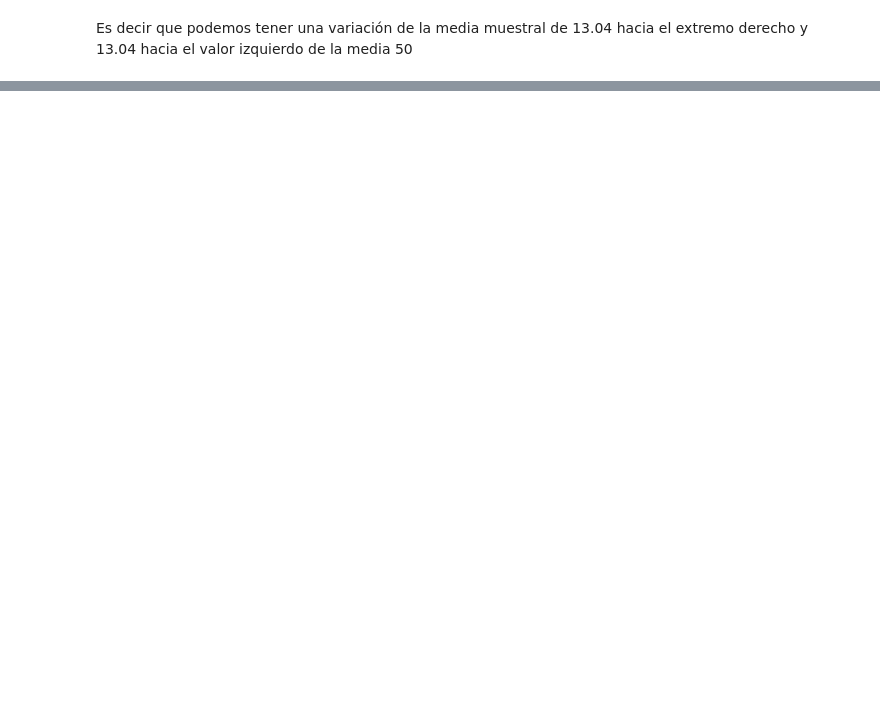
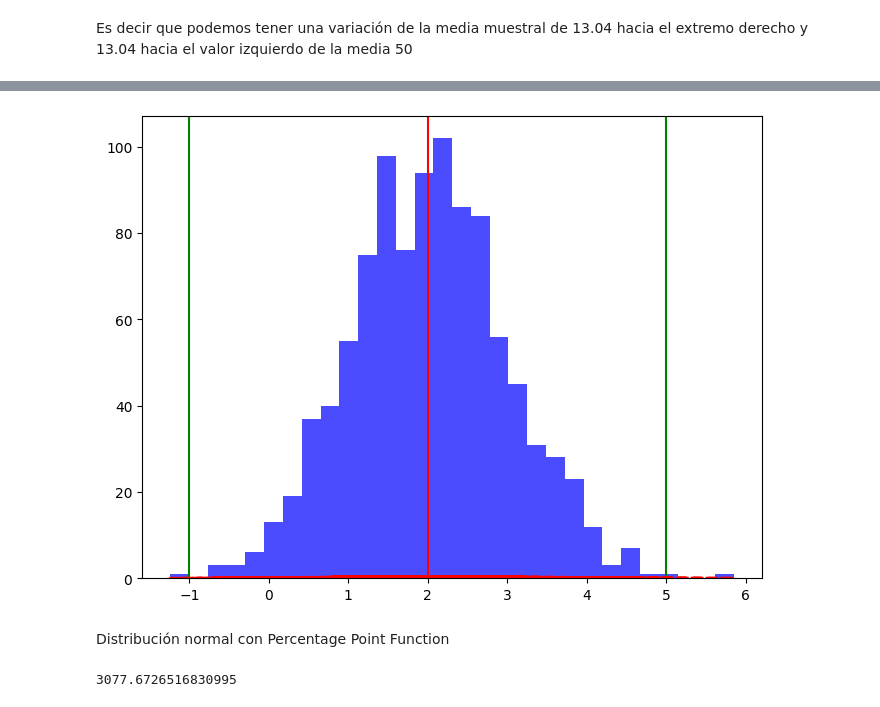
Before and after one commit to jmhrivera/own_documentation, a Jupyter notebook: Data Analyst/12. Resumen DA.ipynb, the cells around one changed output, grey strips where cells are left out. Cells and saved outputs as stored; diff of their text form; code cells hidden in the pictures; blank space fills up the shorter version.

```diff
--- a/Data Analyst/12. Resumen DA.ipynb
+++ b/Data Analyst/12. Resumen DA.ipynb
@@ -164,0 +283,57 @@ Es decir que podemos tener una variación de la media muestral de 13.04 hacia el
+# %%
+import numpy as np
+import matplotlib.pyplot as plt
+
+# Parámetros de la distribución normal
+media = 2  # Media / Mu (horas)
+desviacion_estandar = 1  # Desviación estándar / Sigma
+
+# Fijar la semilla aleatoria
+np.random.seed(42)  # Para que la gráfica se mantenga con el mismo resultado
+
+# Generar muestras aleatorias de la distribución normal
+muestras = np.random.normal(loc=media, scale=desviacion_estandar, size=1000,)
+
+# Graficar el histograma de las muestras generadas
+plt.figure(figsize=(8, 6))
+plt.hist(muestras, bins=30, color='blue', alpha=0.7, label='Histograma de Muestras')
+
+#Agregamos los limites de media y la regla de los 3 sigma
+plt.axvline(media - 3*desviacion_estandar, color = 'green')
+plt.axvline(media + 3* desviacion_estandar,  color = 'green')
+plt.axvline(media, color='red')
+
+
+pdf = (1/(desviacion_estandar * np.sqrt(2*np.pi))) * np.exp(-(x-media)**2 / (2*desviacion_estandar**2))
+plt.plot(x, pdf, color='red', linestyle='dashed', linewidth=2, label='Distribución Normal Teórica')
+
+# # Agregar etiquetas y título
+# plt.title('Distribución Normal con Media 2 y Desviación Estándar 1')
+# plt.xlabel('Horas')
+# plt.ylabel('Densidad de Probabilidad')
+# plt.grid(True)
+# plt.legend()
+
+# Mostrar la gráfica
+plt.show()
+# %% [output]
+[figure, added]
+# %% [markdown]
+Distribución normal con Percentage Point Function
+# %%
+'''En la India, los estudiantes mayores de edad gastan una media de 5 000 dólares
+ para aprender una nueva profesión, con una desviación típica de 1 500 dólares.'''
+
+'¿Cuál es el coste máximo de la formación para el 10% de los estudiantes que gastaron menos dinero en sus estudios?'
+
+from scipy import stats as st
+
+mu = 5000 #horas
+sigma = 1500 # Sigma / Desviacion estandard
+p = .10
+
+normal = st.norm.ppf(p,mu,sigma)
+
+print(normal)
+# %% [output]
+3077.6726516830995
```
Also changed, not shown: parts of 15 cells of this notebook.
